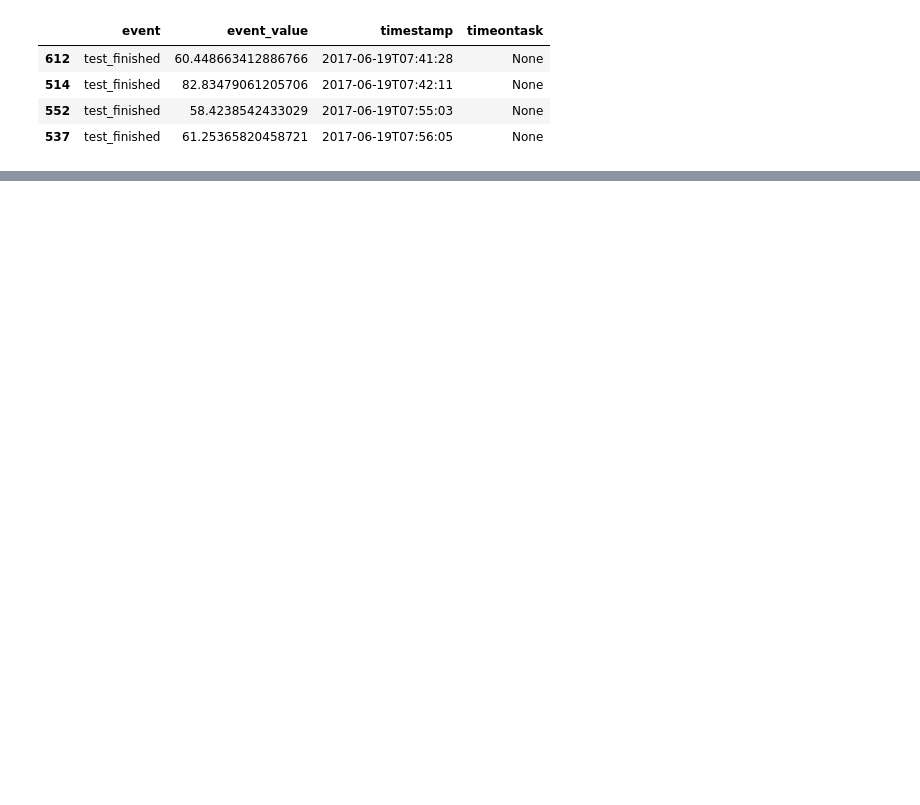
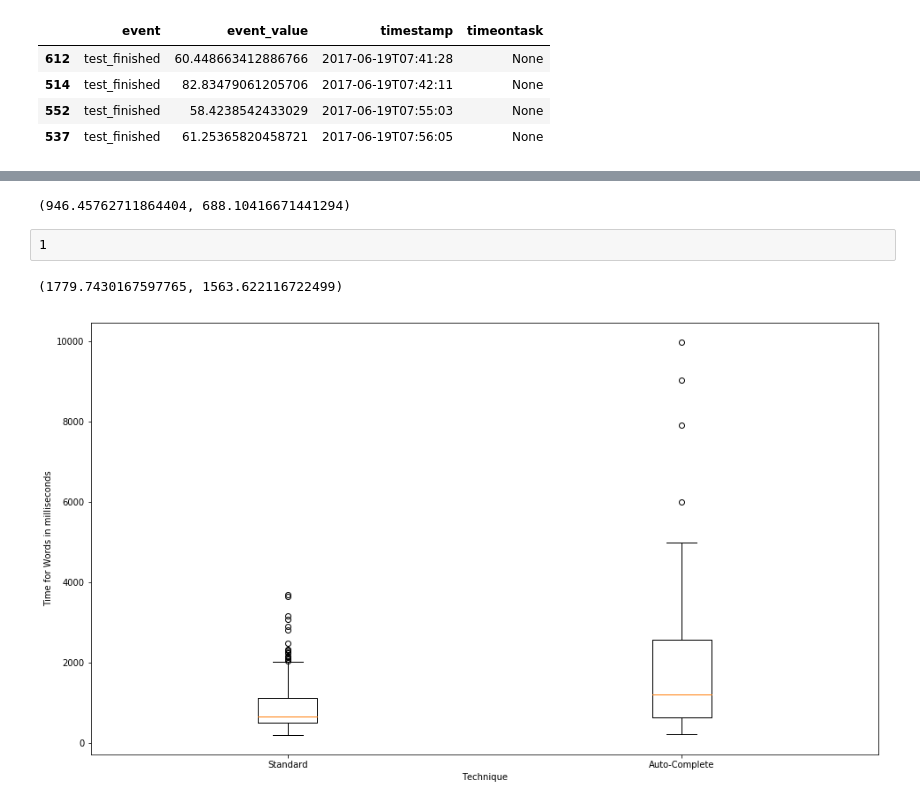
Before and after one commit to Fascha/itt, a Jupyter notebook: assignment6/eval.ipynb, the cells around one changed output, grey strips where cells are left out. Cells and saved outputs as stored; diff of their text form; code cells hidden in the pictures; blank space fills up the shorter version.

```diff
--- a/assignment6/eval.ipynb
+++ b/assignment6/eval.ipynb
@@ -126,3 +189,6 @@ test_finished_off
 | 514 | test_finished | 82.83479061205706 | 2017-06-19T07:42:11 | None |
 | 552 | test_finished | 58.4238542433029 | 2017-06-19T07:55:03 | None |
 | 537 | test_finished | 61.25365820458721 | 2017-06-19T07:56:05 | None |
+# %%
+word_complete_off = df_off.loc[df_off['event'] == 'word_complete']
+word_complete_off
@@ -162,0 +261,23 @@ Name: timeontask, dtype: object
+# %%
+word_complete_off_timeontask = word_complete_off['timeontask'].astype(float)
+word_complete_on_timeontask = word_complete_on['timeontask'].astype(float)
+# %%
+mean(word_complete_off['timeontask'].astype(float)), std(word_complete_off['timeontask'].astype(float))
+# %% [output]
+(946.45762711864404, 688.10416671441294)
+# %% [raw]
+1
+# %%
+mean(word_complete_on['timeontask'].astype(float)), std(word_complete_on['timeontask'].astype(float))
+# %% [output]
+(1779.7430167597765, 1563.622116722499)
+# %%
+boxplot([word_complete_off_timeontask, word_complete_on_timeontask]);
+
+
+xlabel('Technique');
+ylabel('Time for Words in milliseconds');
+xticks([1, 2]);
+axes().set_xticklabels(["Standard", "Auto-Complete"]);
+# %% [output]
+[figure, added]
```
Also changed, not shown: parts of 24 cells of this notebook.
